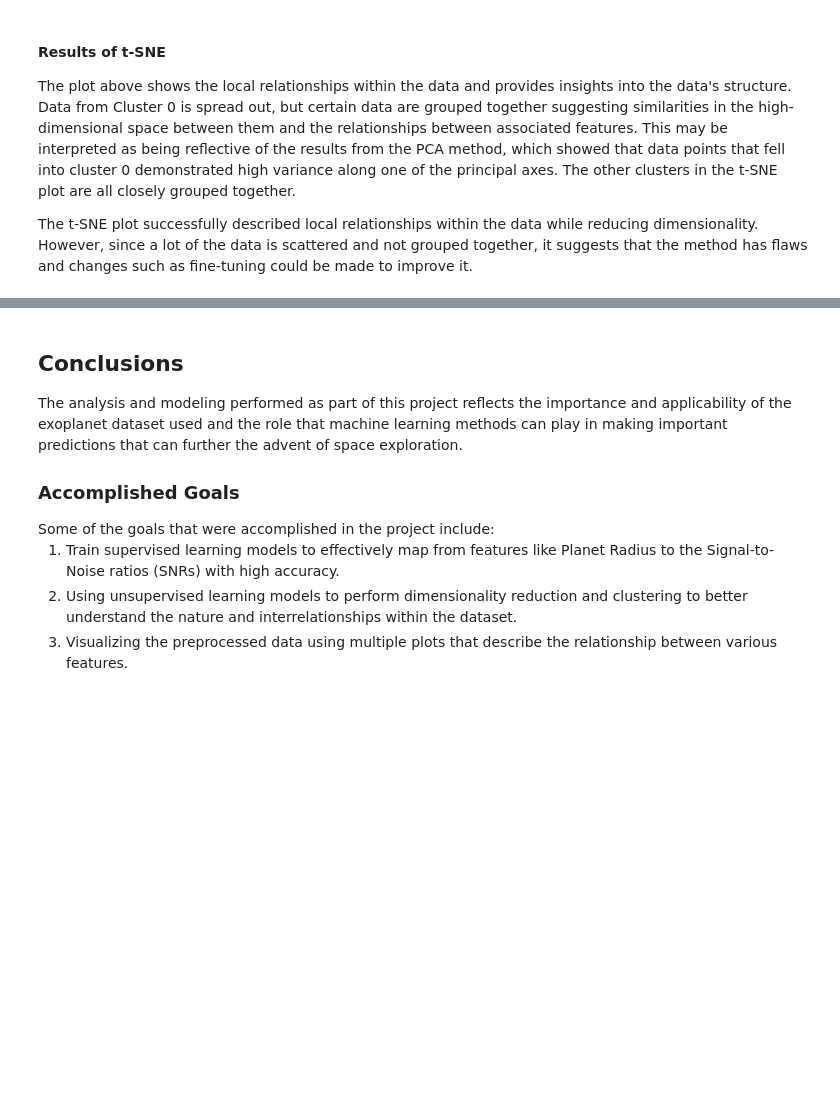
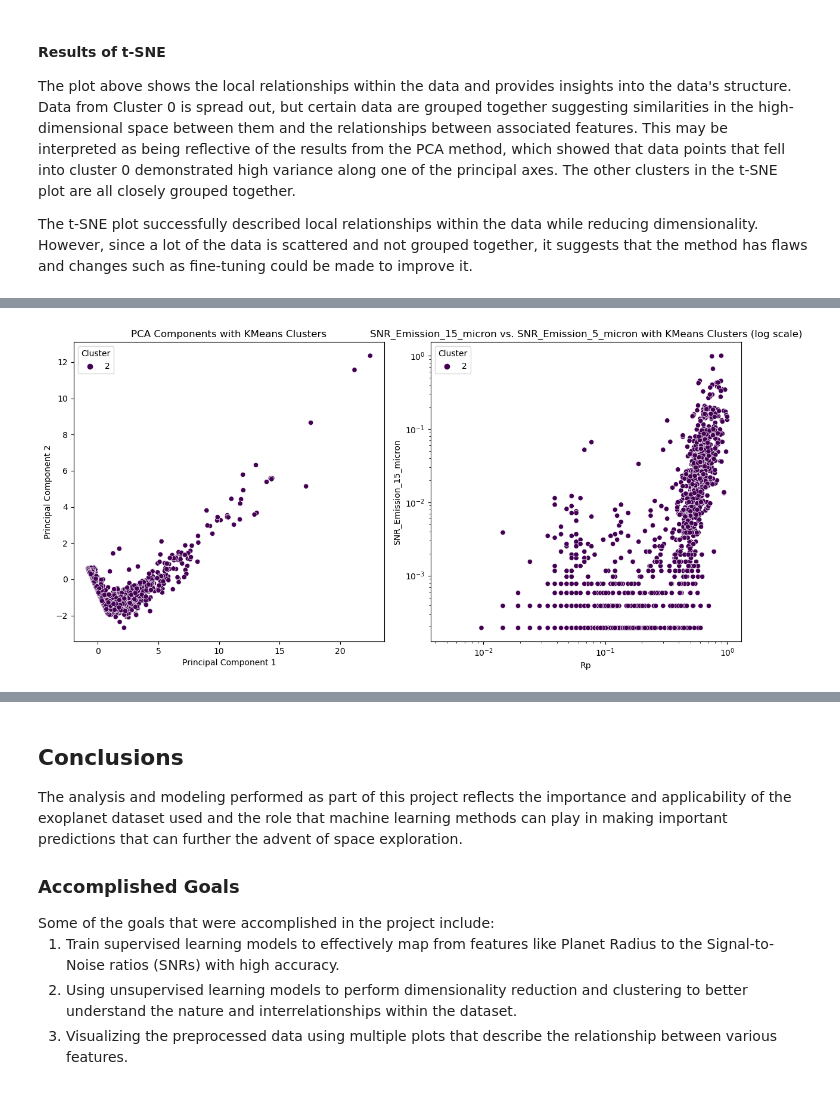
Before and after one commit to Anupam0612/exoplanets, a Jupyter notebook: docs/finalreport.ipynb, the cells around one changed output, grey strips where cells are left out. Cells and saved outputs as stored; diff of their text form; code cells hidden in the pictures; blank space fills up the shorter version.

```diff
--- a/docs/finalreport.ipynb
+++ b/docs/finalreport.ipynb
@@ -978,0 +991,85 @@ The t-SNE plot successfully described local relationships within the data while
+# %%
+# Import necessary libraries
+import pandas as pd
+import numpy as np
+import matplotlib.pyplot as plt
+import seaborn as sns
+from sklearn.pipeline import Pipeline
+from sklearn.preprocessing import StandardScaler
+from sklearn.impute import SimpleImputer
+from sklearn.cluster import KMeans
+from sklearn.decomposition import PCA
+from sklearn.model_selection import GridSearchCV
+from sklearn.metrics import silhouette_score
+
+# Features for clustering
+X_cluster = df[['SNR_Emission_15_micron', 'SNR_Emission_5_micron', 'Rp']]
+
+# Apply log transformation to the features
+X_cluster_log = np.log1p(X_cluster)
+
+# Impute missing values
+imputer = SimpleImputer(strategy='mean')
+X_cluster_log_imputed = imputer.fit_transform(X_cluster_log)
+
+# Standardize the features
+scaler = StandardScaler()
+X_cluster_scaled = scaler.fit_transform(X_cluster_log_imputed)
+
+# PCA pipeline
+pca_pipeline = Pipeline([
+    ('imputer', SimpleImputer(strategy='mean')),
+    ('scaler', StandardScaler()),
+    ('pca', PCA(n_components=2))  # Adjust the number of components as needed
+])
+
+# Fit and transform the data using PCA
+X_pca = pca_pipeline.fit_transform(X_cluster_scaled)
+
+# KMeans pipeline
+kmeans_pipeline = Pipeline([
+    ('imputer', SimpleImputer(strategy='mean')),
+    ('scaler', StandardScaler()),
+    ('pca', PCA(n_components=3)),  # Align the number of components with PCA
+    ('kmeans', KMeans(n_init=10))
+])
+
+# Hyperparameter grid for KMeans
+param_grid = {
+    'kmeans__n_clusters': [1, 2, 3, 4],
+    'kmeans__init': ['k-means++', 'random'],
+    'kmeans__max_iter': [100, 200, 300]
+}
+
+# GridSearchCV for hyperparameter tuning
+grid_search = GridSearchCV(kmeans_pipeline, param_grid, cv=5)
+grid_search.fit(X_cluster_log_imputed)
+
+# Get the best parameters
+best_params = grid_search.best_params_
+print("Best Parameters:", best_params)
+
+# Fit the pipeline with the best parameters
+best_kmeans_pipeline = grid_search.best_estimator_
+
+# Predict clusters
+df['Cluster'] = best_kmeans_pipeline.named_steps['kmeans'].predict(X_cluster_log_imputed)
+
+# Scatter plot of PCA components with color-coded KMeans clusters
+plt.figure(figsize=(12, 6))
+
+plt.subplot(1, 2, 1)
+sns.scatterplot(x=X_pca[:, 0], y=X_pca[:, 1], hue=df['Cluster'], palette='viridis')
+plt.title('PCA Components with KMeans Clusters')
+plt.xlabel('Principal Component 1')
+plt.ylabel('Principal Component 2')
+
+plt.subplot(1, 2, 2)
+sns.scatterplot(data=df, x='Rp', y='SNR_Emission_15_micron', hue='Cluster', palette='viridis')
+plt.yscale('log')
+plt.xscale('log')
+plt.title('SNR_Emission_15_micron vs. SNR_Emission_5_micron with KMeans Clusters (log scale)')
+
+plt.tight_layout()
+plt.show()
+# %% [output]
@@ -978,0 +1077 @@ The t-SNE plot successfully described local relationships within the data while
+[figure, added]
```
Also changed, not shown: parts of 23 cells of this notebook.
